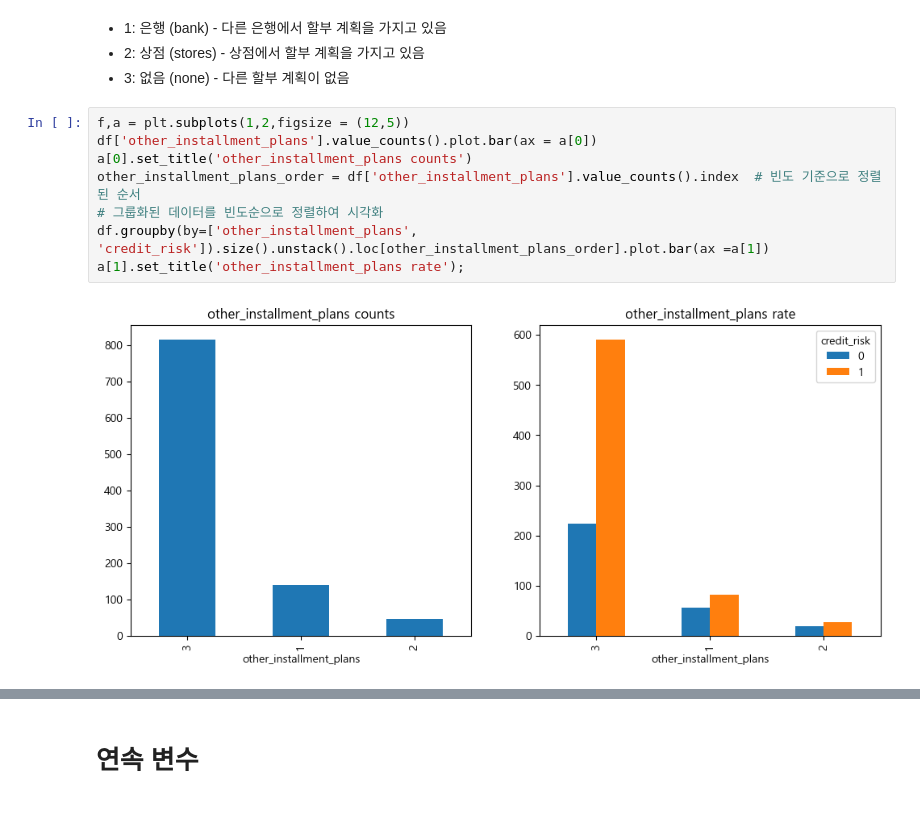
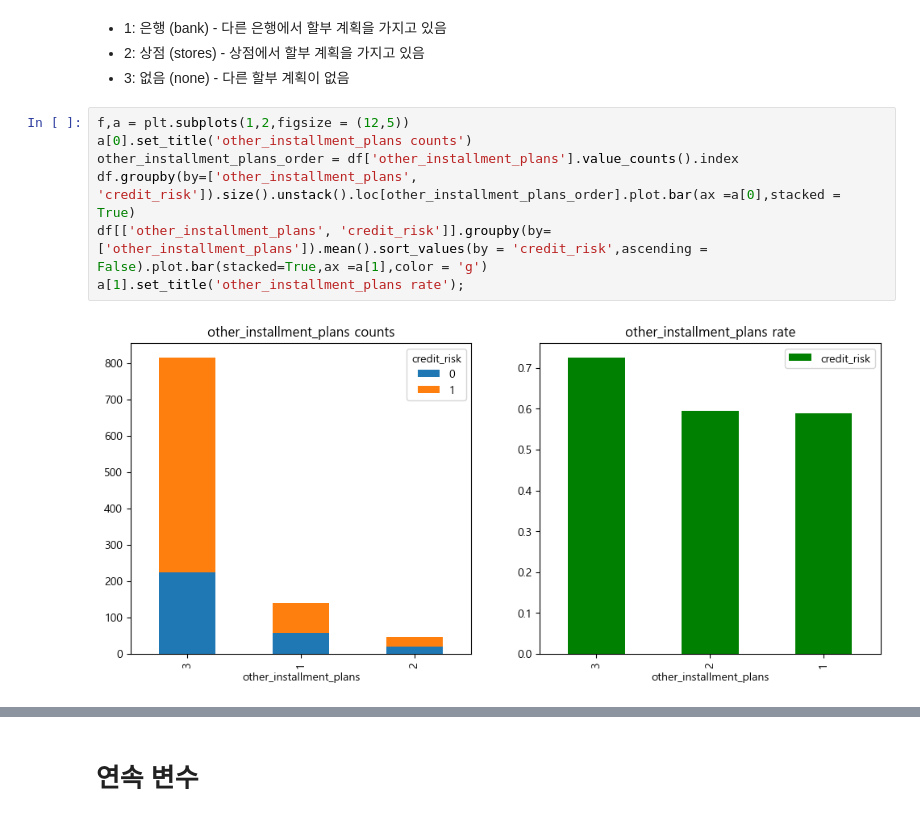
Before and after one commit to yunjihyung/South-German-Credit-Prediction, a Jupyter notebook: code.ipynb, the cells around one changed output, grey strips where cells are left out. Cells and saved outputs as stored; diff of their text form.

```diff
--- a/code.ipynb
+++ b/code.ipynb
@@ -245,11 +402,10 @@ a[1].set_title('other_debtors rate');
 + 3: 없음 (none) - 다른 할부 계획이 없음
 # %%
 f,a = plt.subplots(1,2,figsize = (12,5))
-df['other_installment_plans'].value_counts().plot.bar(ax = a[0])
 a[0].set_title('other_installment_plans counts')
-other_installment_plans_order = df['other_installment_plans'].value_counts().index  # 빈도 기준으로 정렬된 순서
-# 그룹화된 데이터를 빈도순으로 정렬하여 시각화
-df.groupby(by=['other_installment_plans', 'credit_risk']).size().unstack().loc[other_installment_plans_order].plot.bar(ax =a[1])
+other_installment_plans_order = df['other_installment_plans'].value_counts().index
+df.groupby(by=['other_installment_plans', 'credit_risk']).size().unstack().loc[other_installment_plans_order].plot.bar(ax =a[0],stacked = True)
+df[['other_installment_plans', 'credit_risk']].groupby(by=['other_installment_plans']).mean().sort_values(by = 'credit_risk',ascending = False).plot.bar(stacked=True,ax =a[1],color = 'g')
 a[1].set_title('other_installment_plans rate');
 # %% [output]
-[figure, old version]
+[figure, new version]
```
Also changed, not shown: parts of 61 cells of this notebook.
